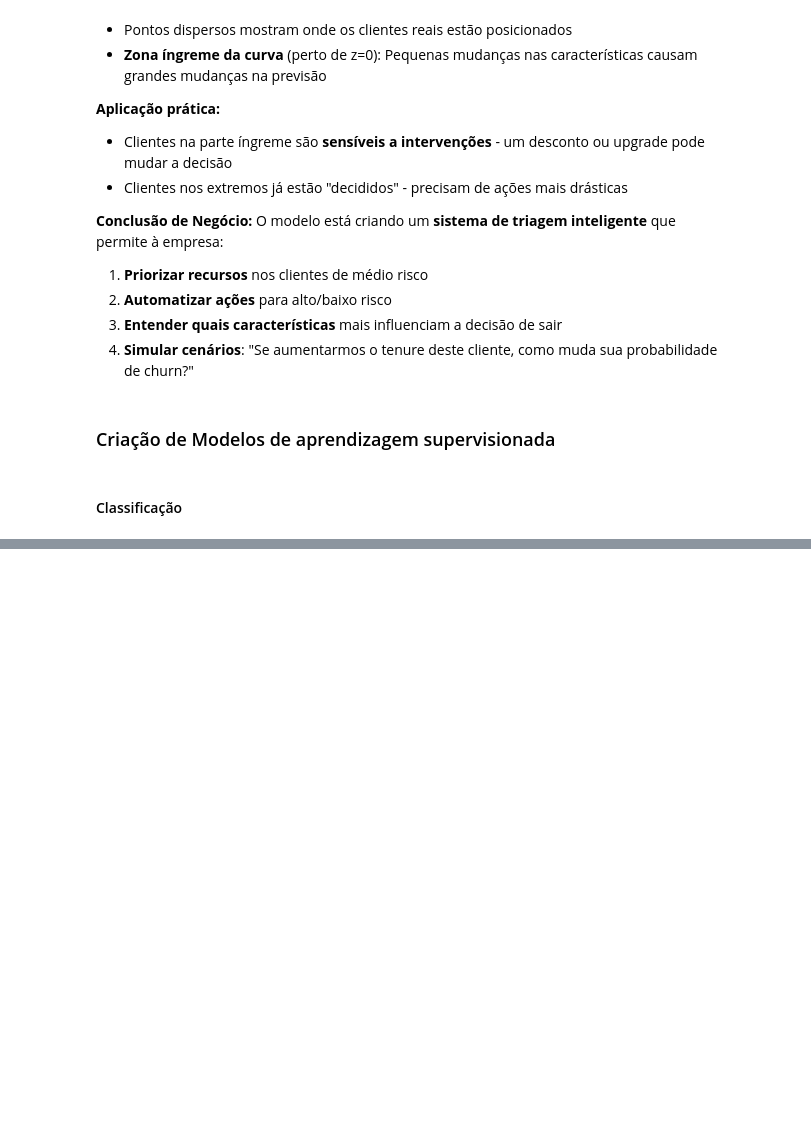
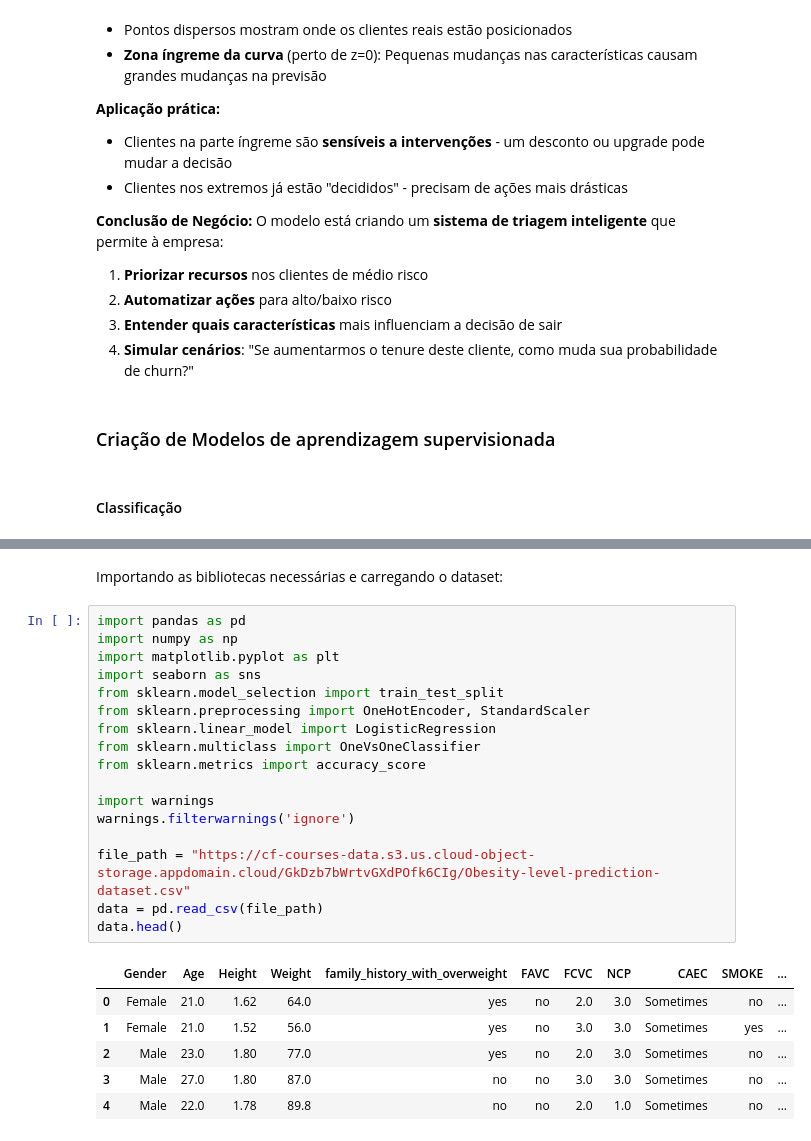
Before and after one commit to henriqueluza/fundamentos-python-data-science, a Jupyter notebook: Machine-Learning.ipynb, the cells around one changed output, grey strips where cells are left out. Drawn from its saved outputs; the diff is of its cells as text; blank space fills up the shorter version.

```diff
--- a/Machine-Learning.ipynb
+++ b/Machine-Learning.ipynb
@@ -1007,0 +854,26 @@ print(f"  • Acurácia: {accuracy_score(y_test_d, y_pred_ovo_d):.4f}")
+# %% [markdown]
+Importando as bibliotecas necessárias e carregando o dataset:
+# %%
+import pandas as pd
+import numpy as np
+import matplotlib.pyplot as plt
+import seaborn as sns
+from sklearn.model_selection import train_test_split
+from sklearn.preprocessing import OneHotEncoder, StandardScaler
+from sklearn.linear_model import LogisticRegression
+from sklearn.multiclass import OneVsOneClassifier
+from sklearn.metrics import accuracy_score
+
+import warnings
+warnings.filterwarnings('ignore')
+
+file_path = "https://cf-courses-data.s3.us.cloud-object-storage.appdomain.cloud/GkDzb7bWrtvGXdPOfk6CIg/Obesity-level-prediction-dataset.csv"
+data = pd.read_csv(file_path)
+data.head()
+# %% [output]
+|  | Gender | Age | Height | Weight | family_history_with_overweight | FAVC | FCVC | NCP | CAEC | SMOKE | ... |
+| 0 | Female | 21.0 | 1.62 | 64.0 | yes | no | 2.0 | 3.0 | Sometimes | no | ... |
+| 1 | Female | 21.0 | 1.52 | 56.0 | yes | no | 3.0 | 3.0 | Sometimes | yes | ... |
+| 2 | Male | 23.0 | 1.80 | 77.0 | yes | no | 2.0 | 3.0 | Sometimes | no | ... |
+| 3 | Male | 27.0 | 1.80 | 87.0 | no | no | 3.0 | 3.0 | Sometimes | no | ... |
+| 4 | Male | 22.0 | 1.78 | 89.8 | no | no | 2.0 | 1.0 | Sometimes | no | ... |
```
Also changed, not shown: parts of 29 cells of this notebook.
